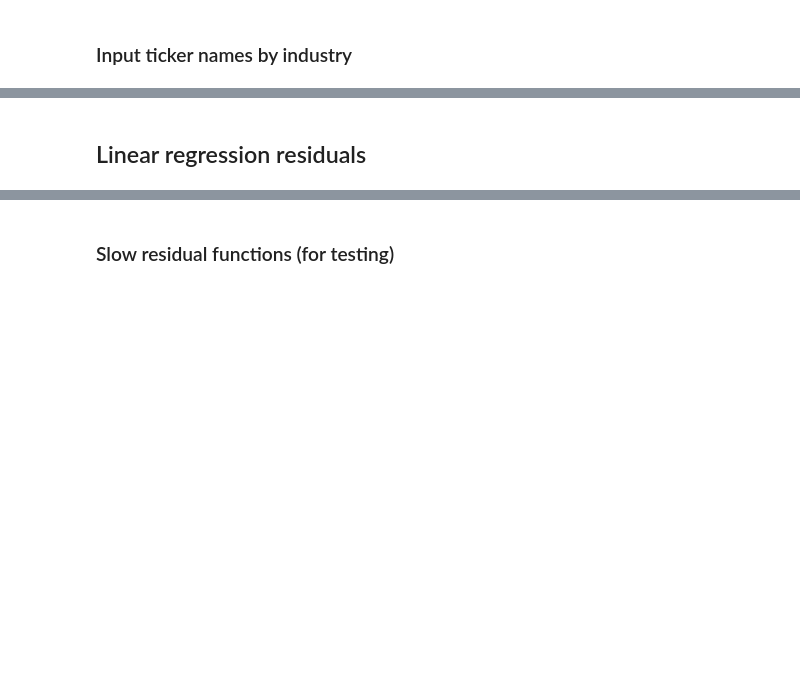
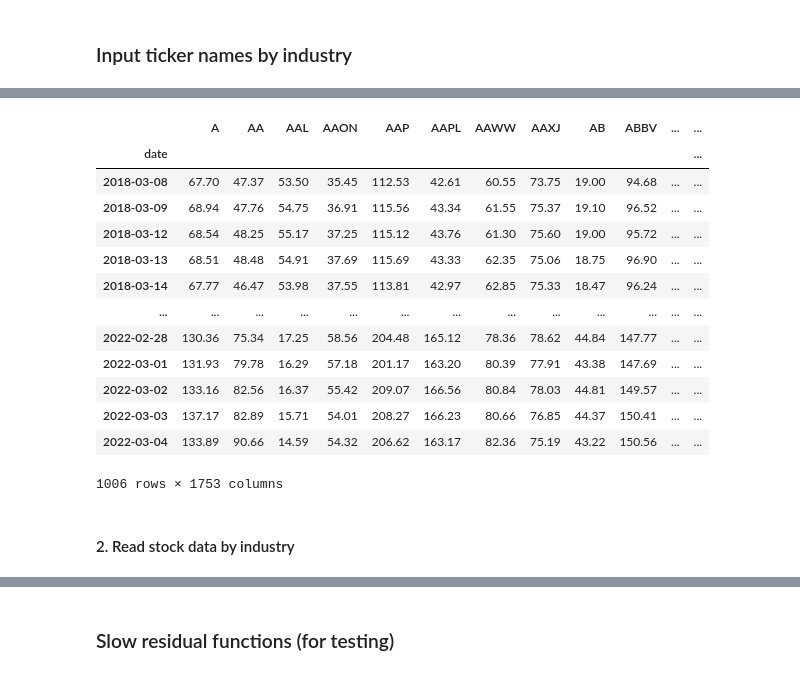
Before and after one commit to DomStan/stonk-rank, a Jupyter notebook: stonks_notebook.ipynb, the cells around one changed output, grey strips where cells are left out. Drawn from its saved outputs; the diff is of its cells as text; code cells hidden in the pictures; blank space fills up the shorter version.

Commit message:
windowed residuals bug fixes, cleanup

```diff
--- a/stonks_notebook.ipynb
+++ b/stonks_notebook.ipynb
@@ -69,7 +69,7 @@ def get_tickers_by_industry(industries=None, data_dir=None, filename=None):
     stonk_list = pd.read_csv(path_to_csv)
     return stonk_list.set_index('ticker') if industries is None else stonk_list[stonk_list['subindustry'].isin(industries)].set_index('ticker')
 # %%
-def download_stonk_prices(stonk_list, period_years=3, date_from=None, date_to=None, interval='1d', source='yfinance', data_dir='data', file_prefix='stonks', proxy=False):
+def download_stonk_prices(stonk_list, period_years=3, date_from=None, date_to=None, interval='1d', source='yfinance', data_dir='data', proxy=False):
     '''
     Returns historical price data for the selected stonks.
 
@@ -96,15 +96,34 @@ def download_stonk_prices(stonk_list, period_years=3, date_from=None, date_to=No
         stonks = yf.download(list(stonk_list), start=date_from, end=date_to, interval=interval, group_by='column', threads=True, rounding=True)['Adj Close']
         stonks.dropna(axis=0, how='all', inplace=True)
         stonks.sort_values(by='Date', inplace=True)
+
+        stonks.index = pd.to_datetime(stonks.index).date
+        stonks.index.name = 'date'
+
+        clean_stonks = stonks.dropna(axis=1, how='all', thresh=len(stonks.index) * 0.95).copy()
+        clean_stonks.dropna(axis=0, how='all', thresh=len(clean_stonks.columns) * 0.95, inplace=True)
+        clean_stonks.fillna(axis=1, method='ffill', inplace=True)
+        clean_stonks.dropna(axis=1, how='any', inplace=True)
+
+        # Must be no NA values left
+        assert clean_stonks.isna().sum().sum() == 0
     else:
         raise ValueError('Unsupported data source')
 
-    from_date_string = stonks.index[0].strftime('%Y-%m-%d')
-    to_date_string = stonks.index[-1].strftime('%Y-%m-%d')
+    def stonks_to_csv(stonks, clean):
+        from_date_string = stonks.index[0]
+        to_date_string = stonks.index[-1]
 
-    filename = '{prefix}_{from_date}_to_{to_date}.csv'.format(prefix=file_prefix, from_date=from_date_string, to_date=to_date_string)
-    file_path = os.path.join(data_dir, filename)
+        filename = 'stonks_{from_date}_to_{to_date}.csv'.format(from_date=from_date_string, to_date=to_date_string)
 
-    stonks.to_csv(path_or_buf=file_path, header=True, index=True, na_rep='NaN')
+        if clean:
+            filename = 'clean_' + filename
 
-    return stonks
+        file_path = os.path.join(data_dir, filename)
+
+        stonks.to_csv(path_or_buf=file_path, header=True, index=True, na_rep='NaN')
+
+    stonks_to_csv(stonks, clean=False)
+    stonks_to_csv(clean_stonks, clean=True)
+
+    return (stonks, clean_stonks)
@@ -133,6 +333,13 @@ ticker_list
+# %%
+# Specific date - 3rd of March 2022 (Y, M, D)
+date_to = datetime(2022, 3, 1)
+# Date of today
+date_to = datetime.today()
+# How many years' of data to download (going backwards from date_end). Year can be a floating point number
+period_years = 4
 # %%
 # Download ticker price data for the tickers selected above (saved to .csv automatically)
-df = download_stonk_prices(ticker_list.index, period_years=4)
+df, df_clean = download_stonk_prices(ticker_list.index, period_years=period_years, date_to=date_to)
 # %% [output]
 [*********************100%***********************]  2283 of 2283 completed
 
@@ -328,2 +355,0 @@ Y
-# %% [markdown]
-## Linear regression residuals
@@ -444,0 +356,19 @@ def get_rolling_residuals(X, Y, l_reg, l_roll, dt, data_dir='data'):
+# %%
+df_clean
+# %% [output]
+|  | A | AA | AAL | AAON | AAP | AAPL | AAWW | AAXJ | AB | ABBV | ... | ... |
+| date |  |  |  |  |  |  |  |  |  |  |  | ... |
+| 2018-03-08 | 67.70 | 47.37 | 53.50 | 35.45 | 112.53 | 42.61 | 60.55 | 73.75 | 19.00 | 94.68 | ... | ... |
+| 2018-03-09 | 68.94 | 47.76 | 54.75 | 36.91 | 115.56 | 43.34 | 61.55 | 75.37 | 19.10 | 96.52 | ... | ... |
+| 2018-03-12 | 68.54 | 48.25 | 55.17 | 37.25 | 115.12 | 43.76 | 61.30 | 75.60 | 19.00 | 95.72 | ... | ... |
+| 2018-03-13 | 68.51 | 48.48 | 54.91 | 37.69 | 115.69 | 43.33 | 62.35 | 75.06 | 18.75 | 96.90 | ... | ... |
+| 2018-03-14 | 67.77 | 46.47 | 53.98 | 37.55 | 113.81 | 42.97 | 62.85 | 75.33 | 18.47 | 96.24 | ... | ... |
+| ... | ... | ... | ... | ... | ... | ... | ... | ... | ... | ... | ... | ... |
+| 2022-02-28 | 130.36 | 75.34 | 17.25 | 58.56 | 204.48 | 165.12 | 78.36 | 78.62 | 44.84 | 147.77 | ... | ... |
+| 2022-03-01 | 131.93 | 79.78 | 16.29 | 57.18 | 201.17 | 163.20 | 80.39 | 77.91 | 43.38 | 147.69 | ... | ... |
+| 2022-03-02 | 133.16 | 82.56 | 16.37 | 55.42 | 209.07 | 166.56 | 80.84 | 78.03 | 44.81 | 149.57 | ... | ... |
+| 2022-03-03 | 137.17 | 82.89 | 15.71 | 54.01 | 208.27 | 166.23 | 80.66 | 76.85 | 44.37 | 150.41 | ... | ... |
+| 2022-03-04 | 133.89 | 90.66 | 14.59 | 54.32 | 206.62 | 163.17 | 82.36 | 75.19 | 43.22 | 150.56 | ... | ... |
+1006 rows × 1753 columns
+# %% [markdown]
+#### 2. Read stock data by industry
```
Also changed, not shown: parts of 42 cells of this notebook.
